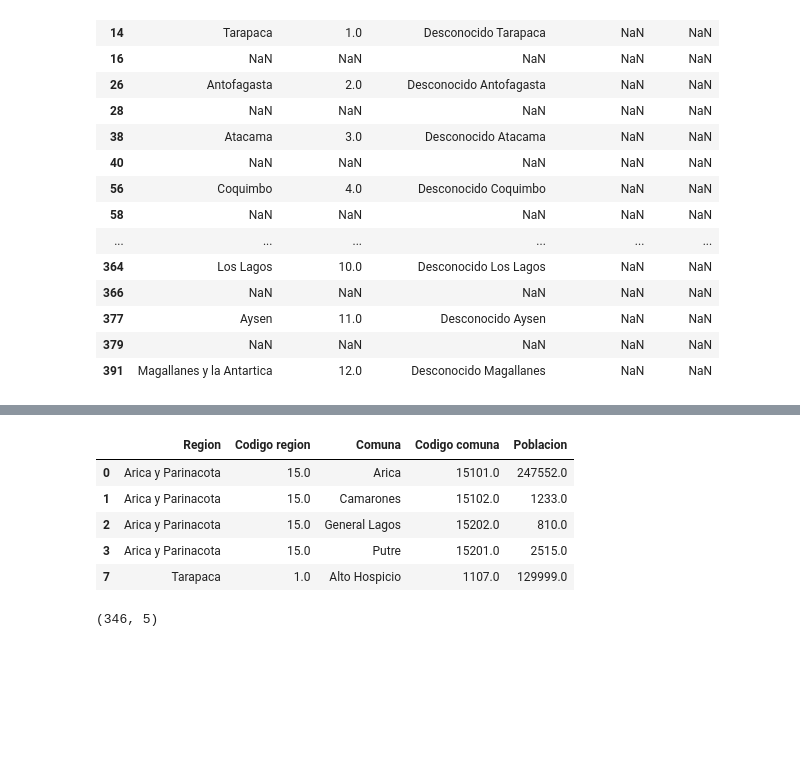
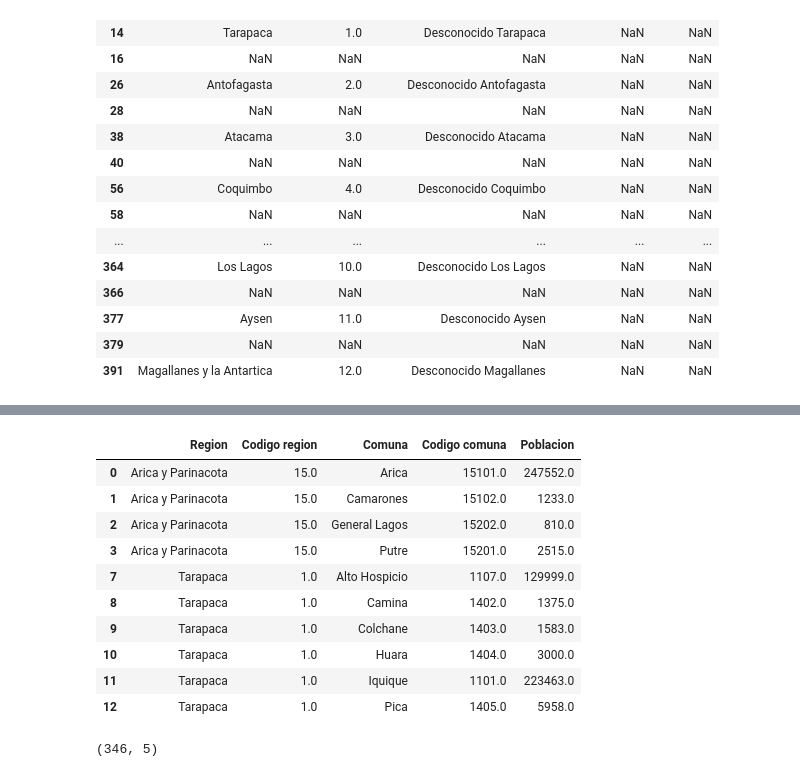
Before and after one commit to Vokturz/Curso-Python-BCCh, a Jupyter notebook: clase4/Clase4_Pandas.ipynb, the cells around one changed output, grey strips where cells are left out. Drawn from its saved outputs; the diff is of its cells as text; code cells hidden in the pictures; blank space fills up the shorter version.

```diff
--- a/clase4/Clase4_Pandas.ipynb
+++ b/clase4/Clase4_Pandas.ipynb
@@ -348,10 +372,16 @@ df["Poblacion"].sum() # ?? No parece ser correcto
-# %%
-df.head()
-# %% [output]
-|  | Region | Codigo region | Comuna | Codigo comuna | Poblacion |
-| 0 | Arica y Parinacota | 15.0 | Arica | 15101.0 | 247552.0 |
-| 1 | Arica y Parinacota | 15.0 | Camarones | 15102.0 | 1233.0 |
-| 2 | Arica y Parinacota | 15.0 | General Lagos | 15202.0 | 810.0 |
-| 3 | Arica y Parinacota | 15.0 | Putre | 15201.0 | 2515.0 |
-| 7 | Tarapaca | 1.0 | Alto Hospicio | 1107.0 | 129999.0 |
+# %%
+# Revisamos las primeras 10 filas
+df.head(10)
+# %% [output]
+|  | Region | Codigo region | Comuna | Codigo comuna | Poblacion |
+| 0 | Arica y Parinacota | 15.0 | Arica | 15101.0 | 247552.0 |
+| 1 | Arica y Parinacota | 15.0 | Camarones | 15102.0 | 1233.0 |
+| 2 | Arica y Parinacota | 15.0 | General Lagos | 15202.0 | 810.0 |
+| 3 | Arica y Parinacota | 15.0 | Putre | 15201.0 | 2515.0 |
+| 7 | Tarapaca | 1.0 | Alto Hospicio | 1107.0 | 129999.0 |
+| 8 | Tarapaca | 1.0 | Camina | 1402.0 | 1375.0 |
+| 9 | Tarapaca | 1.0 | Colchane | 1403.0 | 1583.0 |
+| 10 | Tarapaca | 1.0 | Huara | 1404.0 | 3000.0 |
+| 11 | Tarapaca | 1.0 | Iquique | 1101.0 | 223463.0 |
+| 12 | Tarapaca | 1.0 | Pica | 1405.0 | 5958.0 |
 # %%
```
Also changed, not shown: parts of 27 cells of this notebook.
